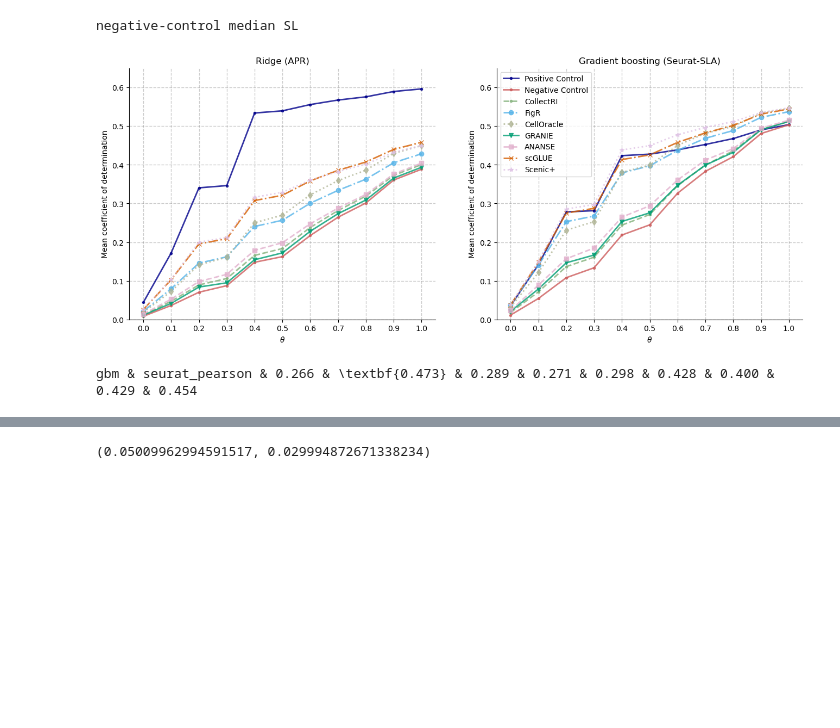
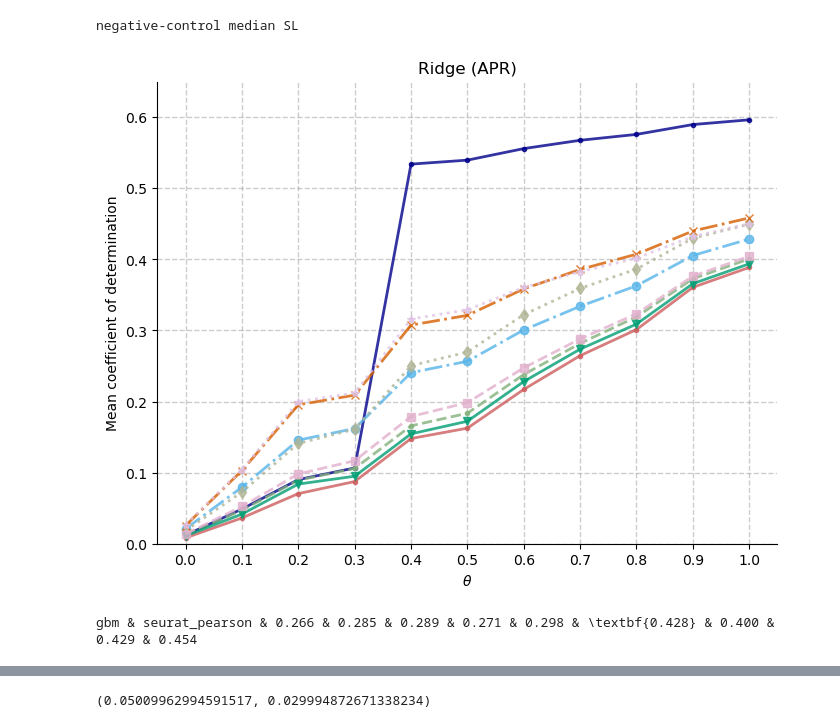
Before and after one commit to janursa/grn_benchmark, a Jupyter notebook: notebooks/second-validation.ipynb, the cells around one changed output, grey strips where cells are left out. Drawn from its saved outputs; the diff is of its cells as text; code cells hidden in the pictures; blank space fills up the shorter version.

```diff
--- a/notebooks/second-validation.ipynb
+++ b/notebooks/second-validation.ipynb
@@ -323,10 +323,10 @@ MARKERS = {
 # %%
 SORTED_METHODS = ['positive-control', 'negative-control', 'collectRI', 'FigR', 'CellOracle', 'GRANIE', 'ANANSE', 'scGLUE', 'scenicplus']
 
-plt.figure(figsize=(16, 6))
+plt.figure(figsize=(8, 6))
 
-for k, (norm2_t, estimator_t) in enumerate(zip(['pearson', 'seurat_lognorm'], ['ridge', 'gbm'])):
-    ax = plt.subplot(1, 2, k + 1)
+for k, (norm2_t, estimator_t) in enumerate(zip(['pearson'], ['ridge'])):
+    ax = plt.subplot(1, 1, k + 1)
     ax.grid(alpha=0.4, linewidth=1, color='grey', linestyle='--')
     xs = [0, 0.1, 0.2, 0.3, 0.4, 0.5, 0.6, 0.7, 0.8, 0.9, 1]
 
@@ -338,34 +338,34 @@ for k, (norm2_t, estimator_t) in enumerate(zip(['pearson', 'seurat_lognorm'], ['
             with open(os.path.join(RESULTS_DIR, norm2_t, estimator_t, reduction_t, f'{method}.results.json'), 'r') as f:
                 results = json.load(f)
 
             r2 = []
             for i in range(len(results['scores'])):
                 if n_features[i] != 0:
                     r2.append(results['scores'][i]['r2'])
 
             series.append(float(np.mean(r2)))
 
         ax.plot(
             xs, series, label=surrogate_names[method], color=COLORS[surrogate_names[method]],
             linestyle=LINESTYLES[surrogate_names[method]], marker=MARKERS[surrogate_names[method]], alpha=.8, linewidth=2,
         )
 
     ax.set_xticks(xs)
 
     if k == 0:
         ax.set_title('Ridge (APR)')
     elif k == 1:
         ax.set_title('Gradient boosting (Seurat-SLA)')
         ax.legend()
     for side in ['right', 'top']:
         ax.spines[side].set_visible(False)
     ax.set_xlabel(r'$\theta$')
     ax.set_ylabel('Mean coefficient of determination')
     ax.set_ylim([0, 0.65])
 plt.savefig('../output/benchmark/figs/second-validation-performance-theta.png', dpi=300, transparent=True)
 plt.show()
 # %% [output]
-[figure, old version]
+[figure, new version]
 # %%
 reduction_t = 'median'
 estimator_t = 'gbm'
@@ -401,7 +401,7 @@ for norm2_t in ['seurat_pearson']:
     j = np.argmax(row[:-2])
     print(estimator_t + ' & ' + norm2_t + ' & ' + ' & '.join(['\\textbf{' + f'{x:.3f}' + '}' if (i == j) else f'{x:.3f}' for i, x in enumerate(row)]))
 # %% [output]
-gbm & seurat_pearson & 0.266 & \textbf{0.473} & 0.289 & 0.271 & 0.298 & 0.428 & 0.400 & 0.429 & 0.454
+gbm & seurat_pearson & 0.266 & 0.285 & 0.289 & 0.271 & 0.298 & \textbf{0.428} & 0.400 & 0.429 & 0.454
 # %%
 plt.figure(figsize=(5, 3.5))
 ax = plt.subplot(1, 1, 1)
```
Also changed, not shown: parts of 3 cells of this notebook, 9 other files.
